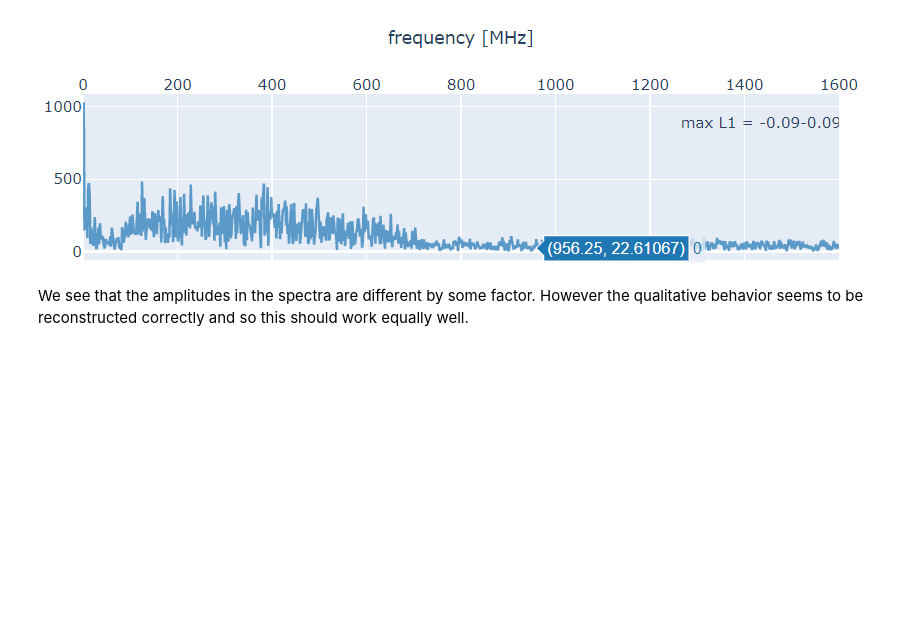
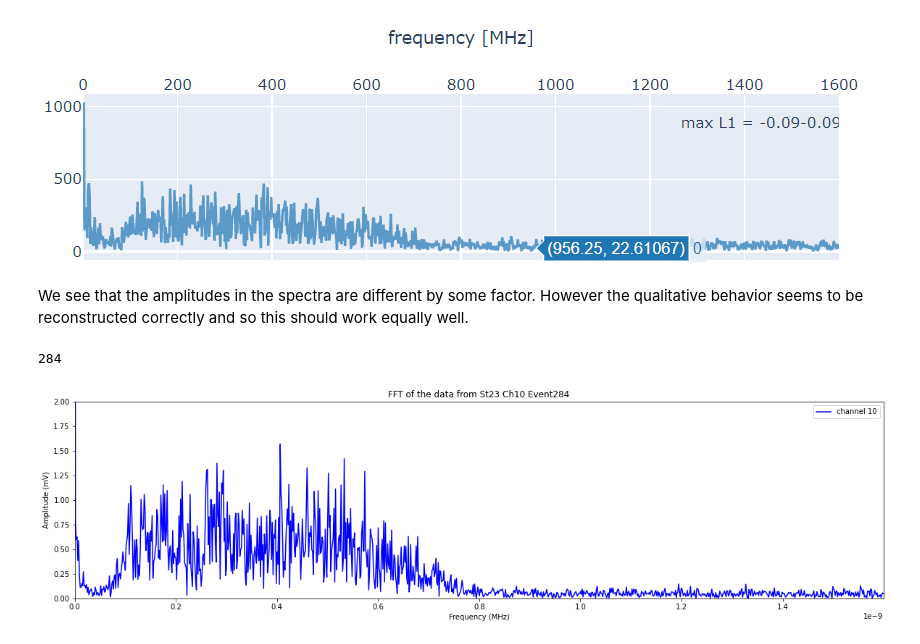
Before and after one commit to JethroStoffels/RNOG_Programming, a Jupyter notebook: 2021-11-11 TestFourierTransform.ipynb, the cells around one changed output. Cells and saved outputs as stored; diff of their text form; code cells hidden in the pictures; blank space fills up the shorter version.

```diff
--- a/2021-11-11 TestFourierTransform.ipynb
+++ b/2021-11-11 TestFourierTransform.ipynb
@@ -362,0 +325,33 @@ We see that the amplitudes in the spectra are different by some factor. However
+# %%
+CombinedFile, DAQStatFile, HeadersFile, PedestalFile=FilesStRun(23,744)
+RadiantData=CombinedFile['combined']['waveforms']['radiant_data[24][2048]'].array(library='np')
+# %%
+TestFFT=scfft.fft(1000*ADCtoVoltage(RadiantData[6][10]))
+freq=scfft.fftfreq(len(SamplingTimes),(SamplingTimes[-1]-SamplingTimes[0])/len(SamplingTimes))
+#for i in TestFFT:
+#    print((2/len(SamplingTimes))*np.abs(i))
+#freq
+# %%
+TestFFT=np.fft.fftshift(TestFFT)
+freq=np.fft.fftshift(freq)
+# %%
+CombinedFile['combined']['waveforms']['event_number'].array(library="np")[11]
+# %% [output]
+284
+# %%
+freq=freq*(10**-6) #Convert to MHz
+plt.figure(figsize=(20,5)) #visualization
+#plt.plot(freq[int(len(freq)/2)+1:len(freq)],(2/len(SamplingTimes))*np.abs(TestFFT)[int(len(freq)/2)+1:len(TestFFT)],'-',color='b', label="channel 10")
+plt.plot(freq,(2/len(SamplingTimes))*np.abs(TestFFT),'-',color='b', label="channel 10")
+plt.title("FFT of the data from St23 Ch10 Event284")
+plt.xlabel("Frequency (MHz)")
+plt.ylabel("Amplitude (mV)")
+plt.xlim(0,np.max(freq))
+plt.legend()
+#plt.yscale("log")
+plt.ylim(0,2)
+#plt.savefig("Comparison_Euler_and_RK4_and_analytical")
+plt.show()
+freq=freq*(10**6) #Convert back to Hz
+# %% [output]
+[figure, added]
```
Also changed, not shown: parts of 13 cells of this notebook, 5 other files.
